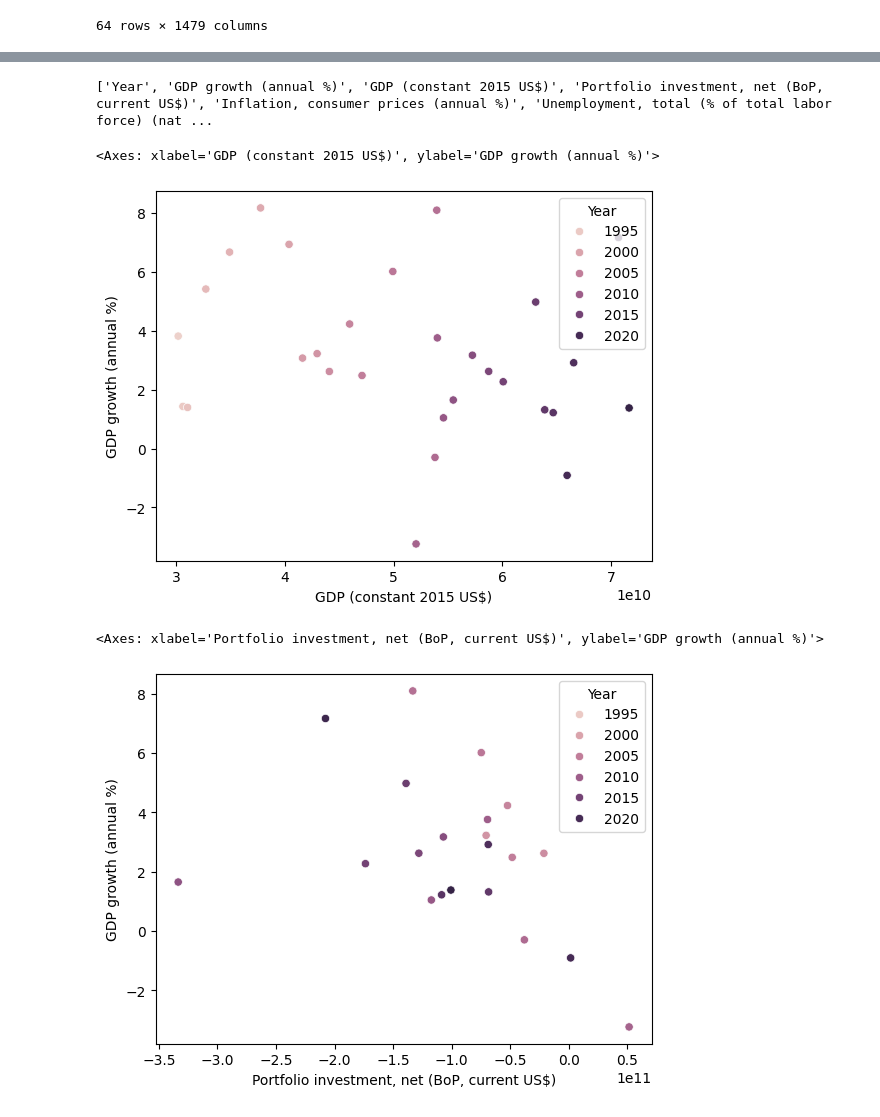
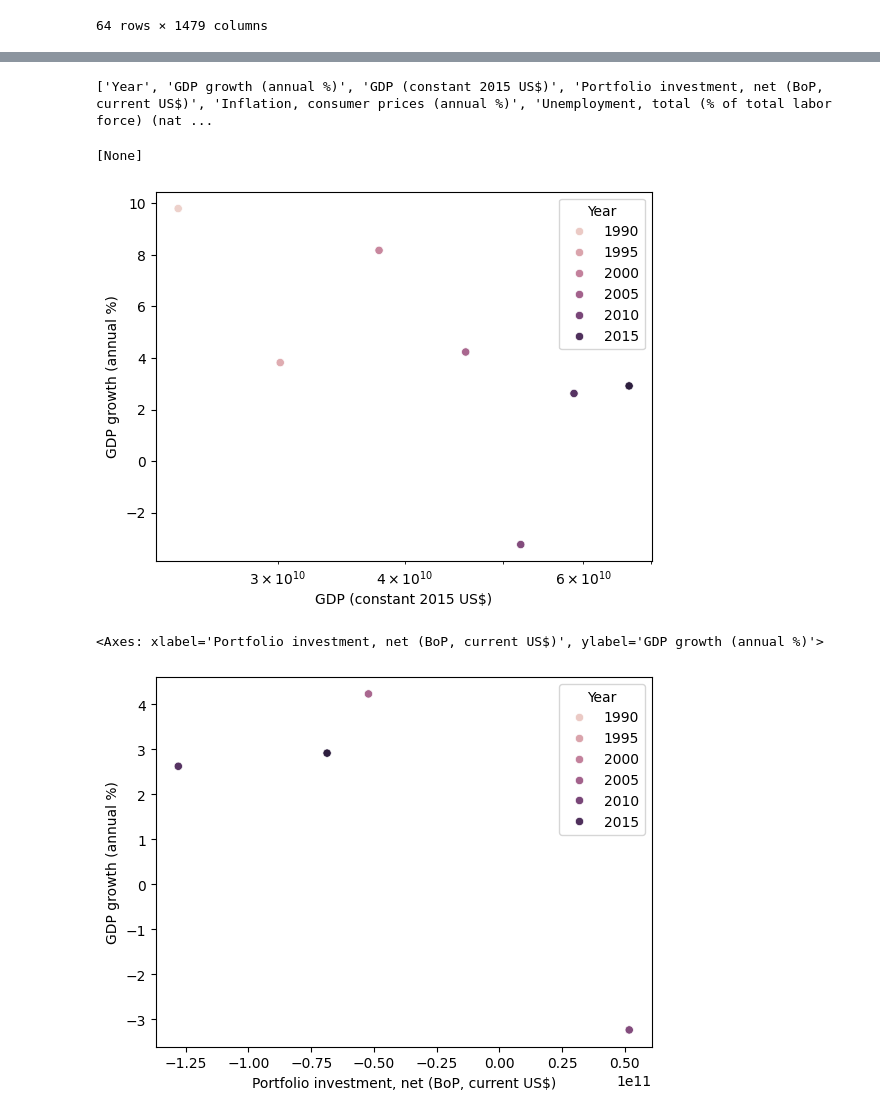
Before and after one commit to Shre-D/EGD-Assignment1, a Jupyter notebook: src/luxembourg.ipynb, the cells around one changed output, grey strips where cells are left out. Drawn from its saved outputs; the diff is of its cells as text; code cells hidden in the pictures.

```diff
--- a/src/luxembourg.ipynb
+++ b/src/luxembourg.ipynb
@@ -63,7 +63,9 @@ luxembourg_data
 # %%
 # selecting and modifying the data
 luxembourg_data["Year"]=luxembourg_data["Year"].astype(int)
-luxembourg_data = luxembourg_data.tail(30)
+luxembourg_data = luxembourg_data.tail(35)
+interval = 5
+luxembourg_data=luxembourg_data.iloc[::interval]
 luxembourg_data
 # %% [output]
 |  | Year | Internally displaced persons, tot... | Voice and Accountability: Standar... | Voice and Accountability: Number ... | High-technology exports (% of man... | ... |
@@ -125,8 +118,6 @@ sorted(sorted_cols.items(), key=lambda x: x[1])
  ...]
 # %%
 # selecting the columns we want to analyse
-selected_luxembourg_data = luxembourg_data[["Year","GDP growth (annual %)","GDP (constant 2015 US$)","Portfolio investment, net (BoP, current US$)","Inflation, consumer prices (annual %)","Unemployment, total (% of total labor force) (national estimate)","Population growth (annual %)","Educational attainment, at least completed lower secondary, population 25+, total (%) (cumulative)"]]
-mean_value = selected_luxembourg_data["Educational attainment, at least completed lower secondary, population 25+, total (%) (cumulative)"].mean()
-selected_luxembourg_data["Educational attainment, at least completed lower secondary, population 25+, total (%) (cumulative)"].fillna(value=mean_value, inplace=True)
+selected_luxembourg_data = luxembourg_data[["Year","GDP growth (annual %)",'GDP (constant 2015 US$)',"Portfolio investment, net (BoP, current US$)","Inflation, consumer prices (annual %)","Unemployment, total (% of total labor force) (national estimate)","Population growth (annual %)"]]
 selected_luxembourg_data
 # %% [output]
@@ -179,17 +150,18 @@ import seaborn as sns
 # %%
 columns = list(selected_luxembourg_data.columns)
 print(columns)
 
-sns.scatterplot(x="GDP (constant 2015 US$)",y='GDP growth (annual %)',hue='Year',data=selected_luxembourg_data)
+grid = sns.scatterplot(x="GDP (constant 2015 US$)",y='GDP growth (annual %)',hue='Year',data=selected_luxembourg_data)
+grid.set(xscale="log")
 # %% [output]
 ['Year', 'GDP growth (annual %)', 'GDP (constant 2015 US$)', 'Portfolio investment, net (BoP, current US$)', 'Inflation, consumer prices (annual %)', 'Unemployment, total (% of total labor force) (nat ...
-<Axes: xlabel='GDP (constant 2015 US$)', ylabel='GDP growth (annual %)'>
+[None]
-[figure, old version]
+[figure, new version]
 # %%
 sns.scatterplot(x="Portfolio investment, net (BoP, current US$)",y='GDP growth (annual %)',hue='Year',data=selected_luxembourg_data)
 # %% [output]
 <Axes: xlabel='Portfolio investment, net (BoP, current US$)', ylabel='GDP growth (annual %)'>
-[figure, old version]
+[figure, new version]
 # %%
 sns.scatterplot(x='Inflation, consumer prices (annual %)',y='GDP growth (annual %)',hue='Year',data=selected_luxembourg_data)
 # %% [output]
```
Also changed, not shown: parts of 17 cells of this notebook, 12 other files.
